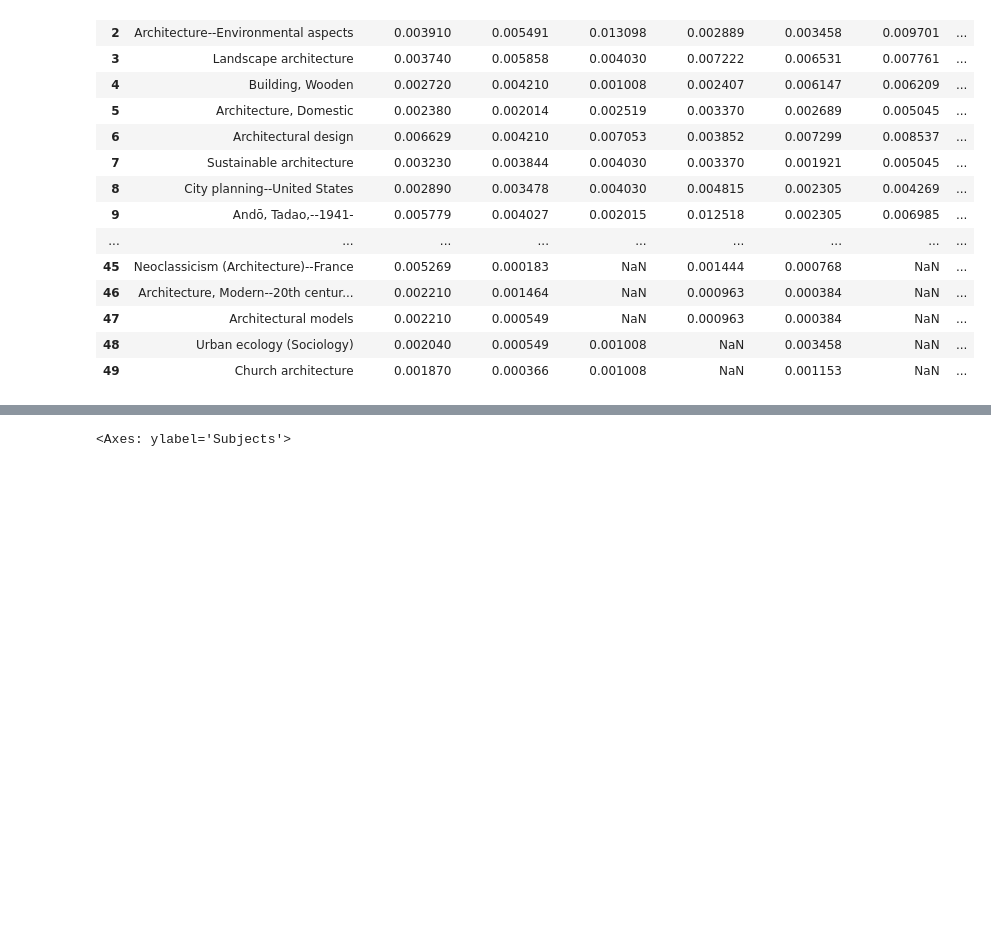
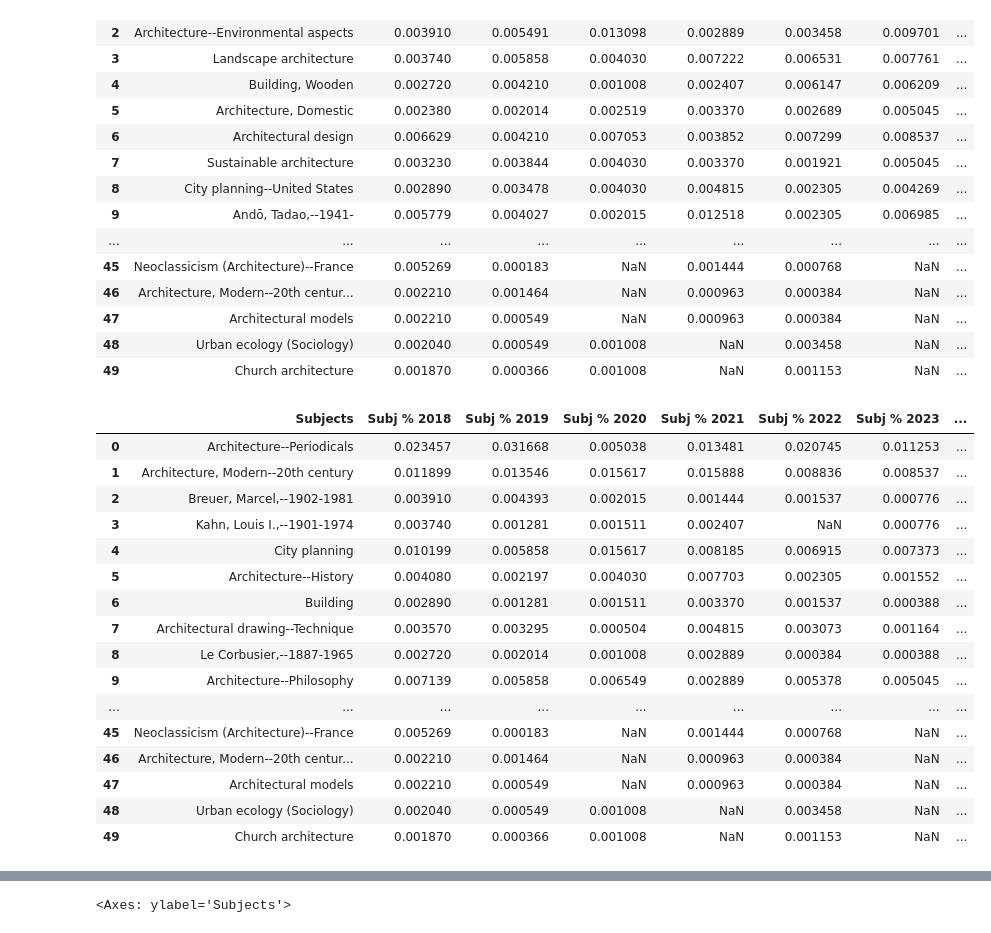
Before and after one commit to senderrr/Architecture, a Jupyter notebook: ArchitectureNotebookPlots.ipynb, the cells around one changed output, grey strips where cells are left out. Saved outputs shown, nothing was run; the diff lists cells and outputs as text; code cells hidden in the pictures; blank space fills up the shorter version.

Commit message:
call numbers, looking at drecreasing change, made diff function

```diff
--- a/ArchitectureNotebookPlots.ipynb
+++ b/ArchitectureNotebookPlots.ipynb
@@ -414,3 +577,24 @@ merged_df5.head(50).reset_index(drop=True).sort_values(by=['2023 Diff 2018'], as
+# %%
+diff_dec_df2023 = merged_df5.head(50).reset_index(drop=True).sort_values(by=['2023 Diff 2018'], ascending=[True]).reset_index(drop=True)
+diff_dec_df2023
+# %% [output]
+|  | Subjects | Subj % 2018 | Subj % 2019 | Subj % 2020 | Subj % 2021 | Subj % 2022 | Subj % 2023 | ... |
+| 0 | Architecture--Periodicals | 0.023457 | 0.031668 | 0.005038 | 0.013481 | 0.020745 | 0.011253 | ... |
+| 1 | Architecture, Modern--20th century | 0.011899 | 0.013546 | 0.015617 | 0.015888 | 0.008836 | 0.008537 | ... |
+| 2 | Breuer, Marcel,--1902-1981 | 0.003910 | 0.004393 | 0.002015 | 0.001444 | 0.001537 | 0.000776 | ... |
+| 3 | Kahn, Louis I.,--1901-1974 | 0.003740 | 0.001281 | 0.001511 | 0.002407 | NaN | 0.000776 | ... |
+| 4 | City planning | 0.010199 | 0.005858 | 0.015617 | 0.008185 | 0.006915 | 0.007373 | ... |
+| 5 | Architecture--History | 0.004080 | 0.002197 | 0.004030 | 0.007703 | 0.002305 | 0.001552 | ... |
+| 6 | Building | 0.002890 | 0.001281 | 0.001511 | 0.003370 | 0.001537 | 0.000388 | ... |
+| 7 | Architectural drawing--Technique | 0.003570 | 0.003295 | 0.000504 | 0.004815 | 0.003073 | 0.001164 | ... |
+| 8 | Le Corbusier,--1887-1965 | 0.002720 | 0.002014 | 0.001008 | 0.002889 | 0.000384 | 0.000388 | ... |
+| 9 | Architecture--Philosophy | 0.007139 | 0.005858 | 0.006549 | 0.002889 | 0.005378 | 0.005045 | ... |
+| ... | ... | ... | ... | ... | ... | ... | ... | ... |
+| 45 | Neoclassicism (Architecture)--France | 0.005269 | 0.000183 | NaN | 0.001444 | 0.000768 | NaN | ... |
+| 46 | Architecture, Modern--20th centur... | 0.002210 | 0.001464 | NaN | 0.000963 | 0.000384 | NaN | ... |
+| 47 | Architectural models | 0.002210 | 0.000549 | NaN | 0.000963 | 0.000384 | NaN | ... |
+| 48 | Urban ecology (Sociology) | 0.002040 | 0.000549 | 0.001008 | NaN | 0.003458 | NaN | ... |
+| 49 | Church architecture | 0.001870 | 0.000366 | 0.001008 | NaN | 0.001153 | NaN | ... |
 # %%
 # get some basic statistics
 merged_df5.describe()
```
Also changed, not shown: parts of 13 cells of this notebook.
